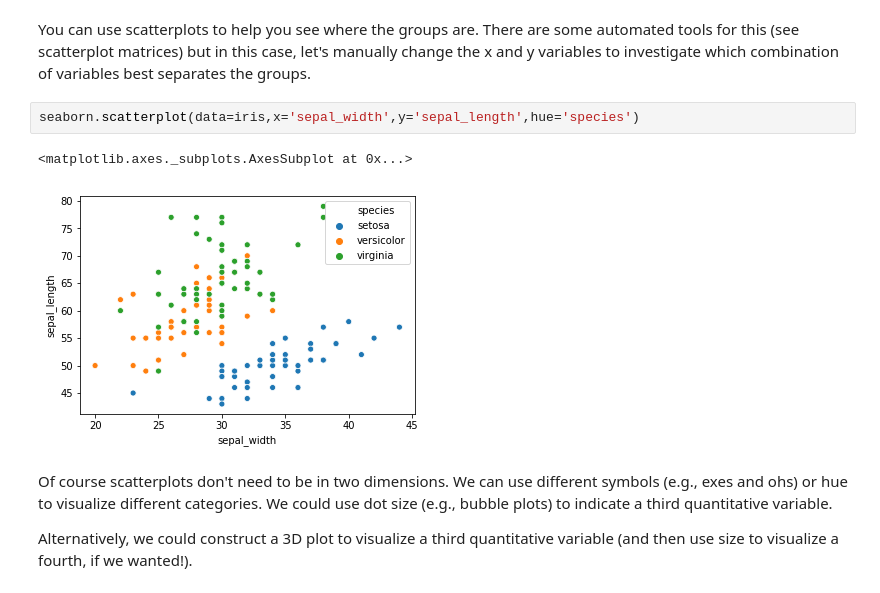
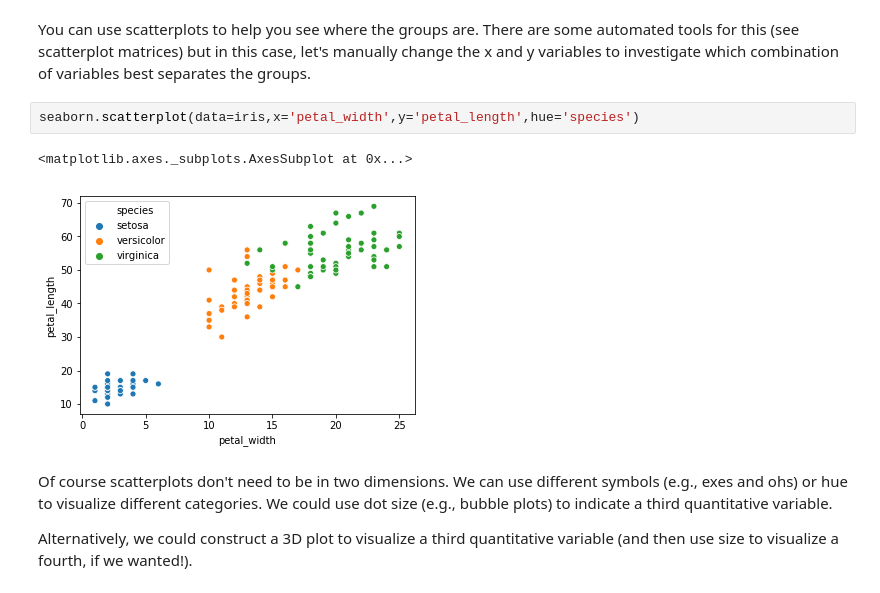
Before and after one commit to thomaspingel/geography_single_shot_notebooks, a Jupyter notebook: Classification.ipynb, the cells around one changed output. Cells and saved outputs as stored; diff of their text form.

```diff
--- a/Classification.ipynb
+++ b/Classification.ipynb
@@ -27,10 +29,10 @@ iris.head()
 # %% [markdown]
 You can use scatterplots to help you see where the groups are.  There are some automated tools for this (see scatterplot matrices) but in this case, let's manually change the x and y variables to investigate which combination of variables best separates the groups.
 # %%
-seaborn.scatterplot(data=iris,x='sepal_width',y='sepal_length',hue='species')
+seaborn.scatterplot(data=iris,x='petal_width',y='petal_length',hue='species')
 # %% [output]
 <matplotlib.axes._subplots.AxesSubplot at 0x...>
-[figure, old version]
+[figure, new version]
 # %% [markdown]
 Of course scatterplots don't need to be in two dimensions.  We can use different symbols (e.g., exes and ohs) or hue to visualize different categories.  We could use dot size (e.g., bubble plots) to indicate a third quantitative variable.
 
```
Also changed, not shown: parts of 10 cells of this notebook.
